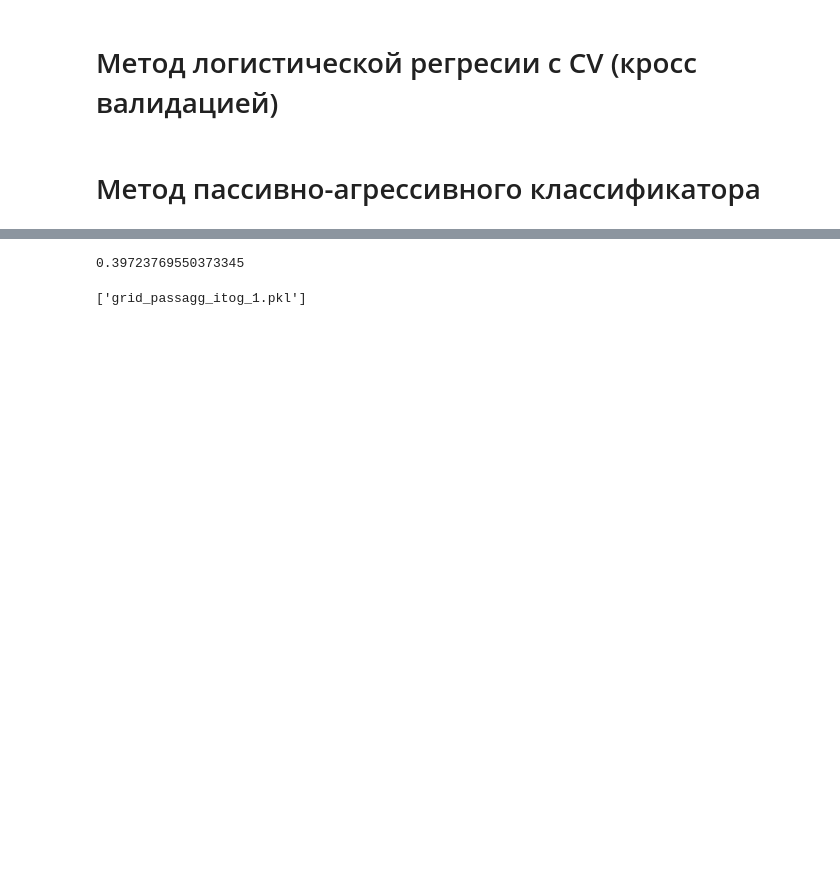
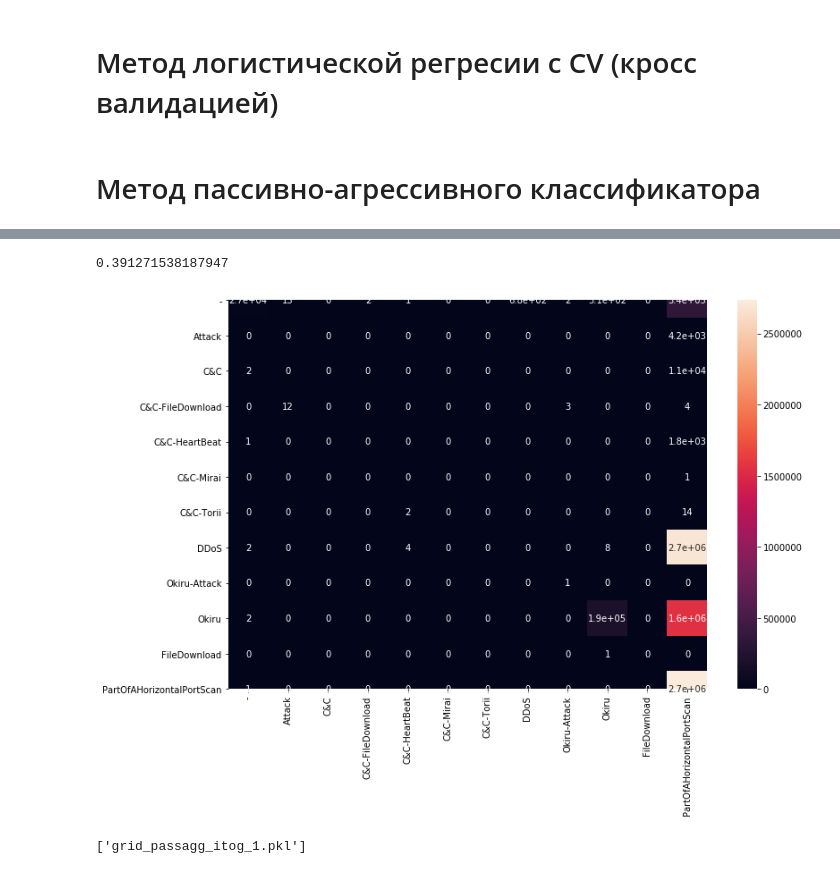
Before and after one commit to SiGidas/Aposemat_IoT-23, a Jupyter notebook: Itog_1.ipynb, the cells around one changed output, grey strips where cells are left out. Cells and saved outputs as stored; diff of their text form; code cells hidden in the pictures; blank space fills up the shorter version.

```diff
--- a/Itog_1.ipynb
+++ b/Itog_1.ipynb
@@ -844,9 +852,15 @@ PassiveAggressiveClassifier(C=1.0, average=False, class_weight=None,
                             tol=0.001, validation_fraction=0.1, verbose=0,
                             warm_start=False)
 # %%
-accuracy_score(y_test, grid_passagg.predict(X_test))
+y_pred = grid_passagg.predict(X_test)
-# %% [output]
-0.39723769550373345
+# %%
+accuracy_score(y_test, y_pred)
+# %% [output]
+0.391271538187947
+# %%
+con_mat(y_test, y_pred)
+# %% [output]
+[figure, added]
 # %%
 joblib.dump(grid_passagg, 'grid_passagg_itog_1.pkl')
 # %% [output]
```
Also changed, not shown: parts of 9 cells of this notebook.
